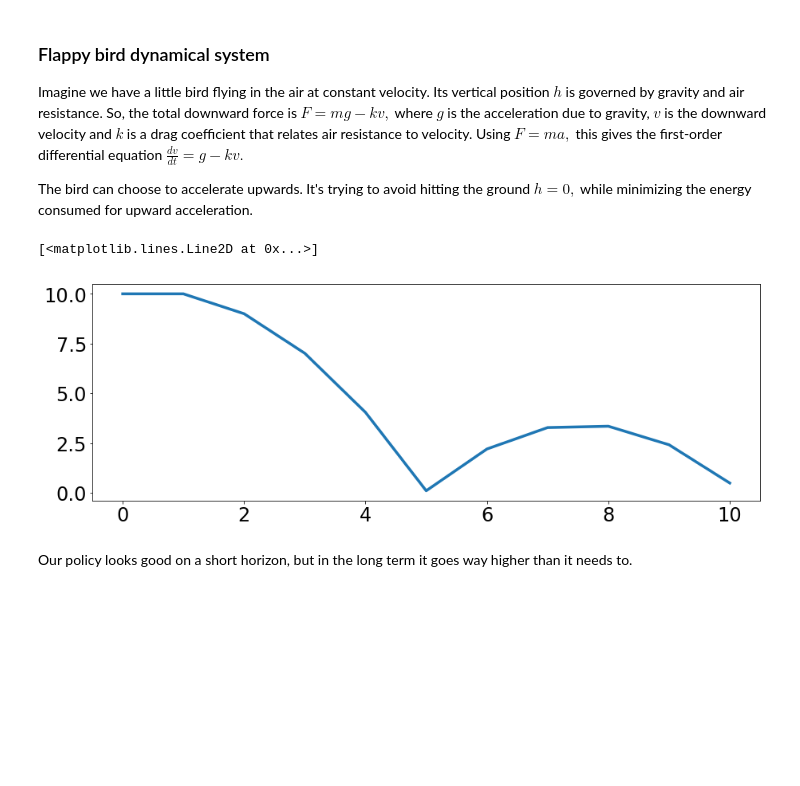
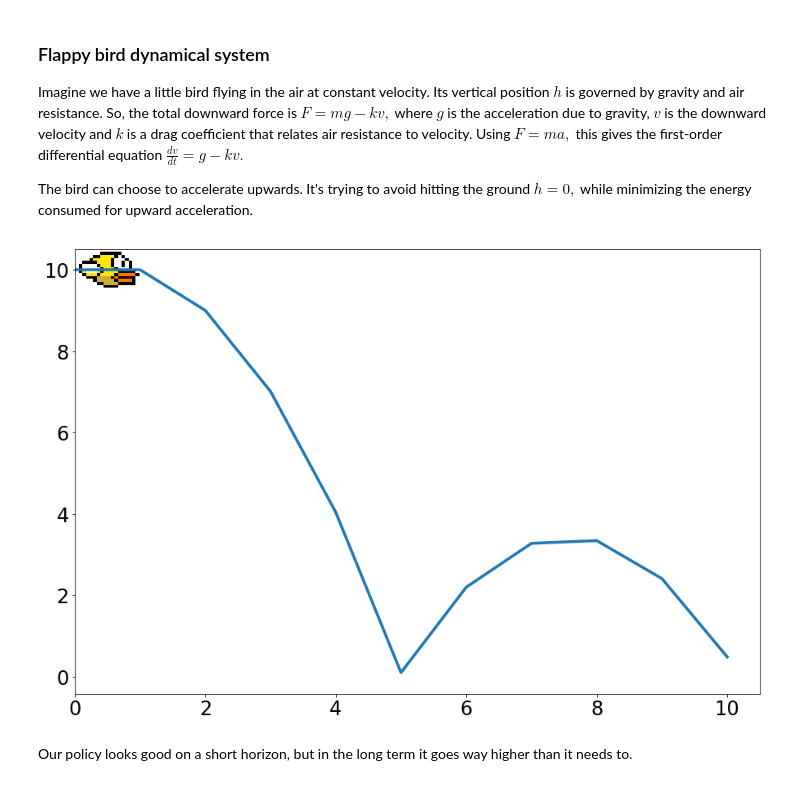
Before and after one commit to ee227c/ee227c.github.io, a Jupyter notebook: code/lecture20.ipynb, the cells around one changed output. Drawn from its saved outputs; the diff is of its cells as text; code cells hidden in the pictures; blank space fills up the shorter version.

Commit message:
flappy

```diff
--- a/code/lecture20.ipynb
+++ b/code/lecture20.ipynb
@@ -226,36 +226,38 @@ def flappy_bird(state, action):
 
     Returns new state."""
     v, h = state
     g = 1. # acceleration due to gravity
     k = 0.01 # drag coefficient
     m = 1 # mass
     return (v + g - (k/m)*v - action, h - v)
 
 def unroll(system, inits, policy, num_steps):
     """Unroll a dynamical system."""
     states = [inits[0]]
     actions = [inits[1]]
     for _ in range(num_steps):
         action = policy(states, actions)
         actions.append(action)
         states.append(system(states[-1], action))
     return states, actions
 
 def example_policy(states, actions):
     """Accelerate upwards every 5 steps."""
     v, h = states[-1]
     if divmod(len(states), 5)[1] == 0:
         return 7
     else:
         return 0.
 
 states, actions = unroll(flappy_bird, [(0, 10.), 0], example_policy, 10)
 heights = [h for (v, h) in states]
-plt.figure(figsize=(15,5))
+fig = plt.figure(figsize=(15,10))
+im = plt.imread('flappy.png')
+fig.gca().imshow(im, aspect='auto', extent=(0, 1, 9.5, 10.5))
 plt.plot(range(len(heights)), heights, **kwargs)
+_ = fig.figimage(im, 0, fig.bbox.ymax)
 # %% [output]
-[<matplotlib.lines.Line2D at 0x...>]
-[figure, old version]
+[figure, new version]
 # %% [markdown]
 Our policy looks good on a short horizon, but in the long term it goes way higher than it needs to.
 # %%
```
Also changed, not shown: 1 other file.
